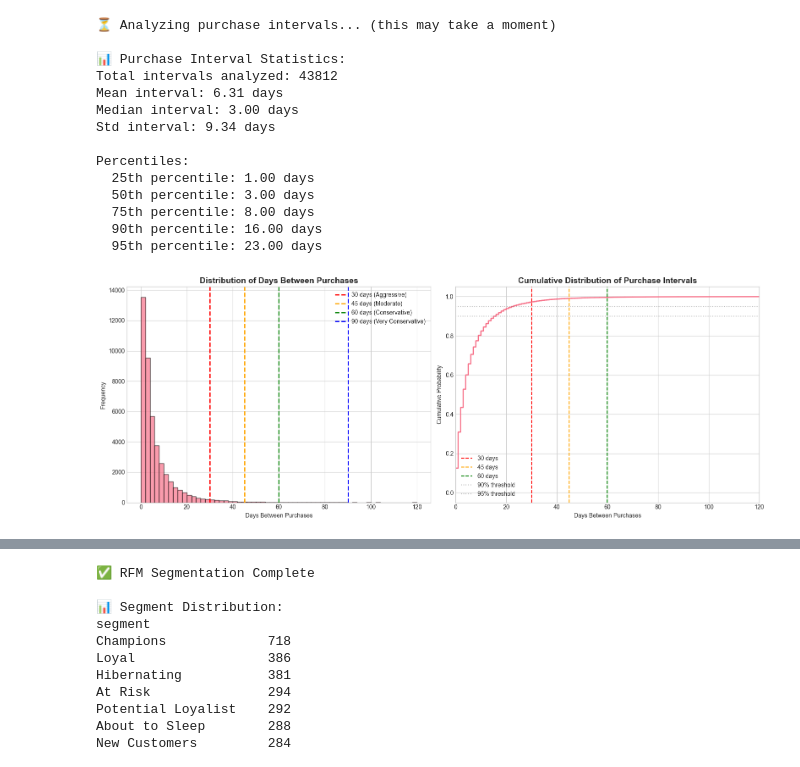
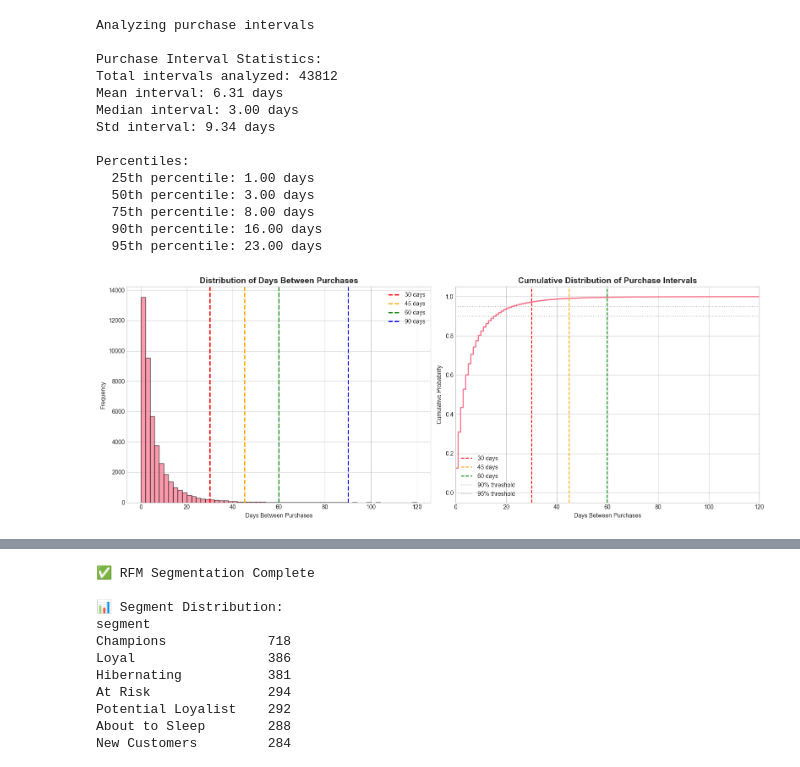
Before and after one commit to sonnguyen129/Final-Project-Bootcamp-AI4Customer-Growth, a Jupyter notebook: notebooks/customer_churn_clv_analysis.ipynb, the cells around one changed output, grey strips where cells are left out. Saved outputs shown, nothing was run; the diff lists cells and outputs as text; code cells hidden in the pictures.

```diff
--- a/notebooks/customer_churn_clv_analysis.ipynb
+++ b/notebooks/customer_churn_clv_analysis.ipynb
@@ -65,19 +62,19 @@ print("✅ All libraries imported successfully!")
 # %%
 # Load Data
-customers = pd.read_csv('../customers.csv')
-transactions = pd.read_csv('../transactions.csv')
+customers = pd.read_csv('../data/customers.csv')
+transactions = pd.read_csv('../data/transactions.csv')
 
 # Convert dates
 customers['signup_date'] = pd.to_datetime(customers['signup_date'])
 transactions['transaction_date'] = pd.to_datetime(transactions['transaction_date'])
 
 print("📊 Customers Dataset:")
-print(customers.head(10))
-print(f"\nShape: {customers.shape}")
+display(customers.head(10))
+print(f"Shape: {customers.shape}")
 
 print("\n" + "="*80)
 print("📊 Transactions Dataset:")
-print(transactions.head(10))
-print(f"\nShape: {transactions.shape}")
+display(transactions.head(10))
+print(f"Shape: {transactions.shape}")
 # %% [output]
 📊 Customers Dataset:
@@ -259,10 +257,10 @@ def analyze_purchase_intervals(transactions_df):
 
     return pd.DataFrame(intervals)
 
-print("⏳ Analyzing purchase intervals... (this may take a moment)")
+print("Analyzing purchase intervals")
 interval_df = analyze_purchase_intervals(transactions)
 
-print("\n📊 Purchase Interval Statistics:")
+print("\nPurchase Interval Statistics:")
 print(f"Total intervals analyzed: {len(interval_df)}")
 print(f"Mean interval: {interval_df['interval'].mean():.2f} days")
 print(f"Median interval: {interval_df['interval'].median():.2f} days")
@@ -271,9 +269,9 @@ print(f"\nPercentiles:")
 for p in [25, 50, 75, 90, 95]:
     print(f"  {p}th percentile: {np.percentile(interval_df['interval'], p):.2f} days")
 # %% [output]
-⏳ Analyzing purchase intervals... (this may take a moment)
+Analyzing purchase intervals
 
-📊 Purchase Interval Statistics:
+Purchase Interval Statistics:
 Total intervals analyzed: 43812
 Mean interval: 6.31 days
 Median interval: 3.00 days
@@ -288,35 +286,35 @@ Percentiles:
 # %%
 # Visualize purchase intervals distribution
 fig, axes = plt.subplots(1, 2, figsize=(16, 6))
 
 # Histogram with candidate thresholds
 axes[0].hist(interval_df['interval'][interval_df['interval'] <= 120], bins=60, edgecolor='black', alpha=0.7)
-axes[0].axvline(30, color='red', linestyle='--', linewidth=2, label='30 days (Aggressive)')
-axes[0].axvline(45, color='orange', linestyle='--', linewidth=2, label='45 days (Moderate)')
-axes[0].axvline(60, color='green', linestyle='--', linewidth=2, label='60 days (Conservative)')
-axes[0].axvline(90, color='blue', linestyle='--', linewidth=2, label='90 days (Very Conservative)')
+axes[0].axvline(30, color='red', linestyle='--', linewidth=2, label='30 days')
+axes[0].axvline(45, color='orange', linestyle='--', linewidth=2, label='45 days')
+axes[0].axvline(60, color='green', linestyle='--', linewidth=2, label='60 days')
+axes[0].axvline(90, color='blue', linestyle='--', linewidth=2, label='90 days')
 axes[0].set_title('Distribution of Days Between Purchases', fontsize=14, fontweight='bold')
 axes[0].set_xlabel('Days Between Purchases')
 axes[0].set_ylabel('Frequency')
 axes[0].legend()
 
 # Cumulative distribution
 sorted_intervals = np.sort(interval_df['interval'].values)
 cumulative = np.arange(1, len(sorted_intervals) + 1) / len(sorted_intervals)
 
 axes[1].plot(sorted_intervals, cumulative, linewidth=2)
 axes[1].axvline(30, color='red', linestyle='--', label='30 days')
 axes[1].axvline(45, color='orange', linestyle='--', label='45 days')
 axes[1].axvline(60, color='green', linestyle='--', label='60 days')
 axes[1].axhline(0.9, color='gray', linestyle=':', alpha=0.5, label='90% threshold')
 axes[1].axhline(0.95, color='gray', linestyle=':', alpha=0.5, label='95% threshold')
 axes[1].set_xlim([0, 120])
 axes[1].set_title('Cumulative Distribution of Purchase Intervals', fontsize=14, fontweight='bold')
 axes[1].set_xlabel('Days Between Purchases')
 axes[1].set_ylabel('Cumulative Probability')
 axes[1].legend()
 
 plt.tight_layout()
 plt.show()
 # %% [output]
-[figure, old version]
+[figure, new version]
```
Also changed, not shown: parts of 125 cells of this notebook, 22 other files.
